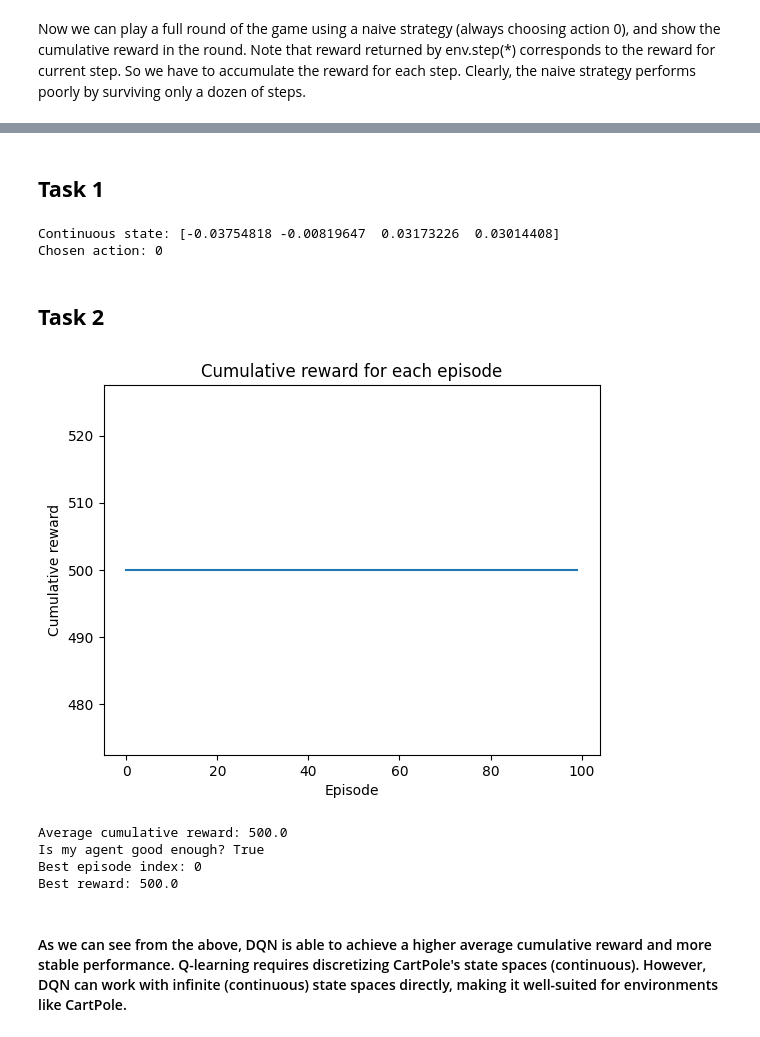
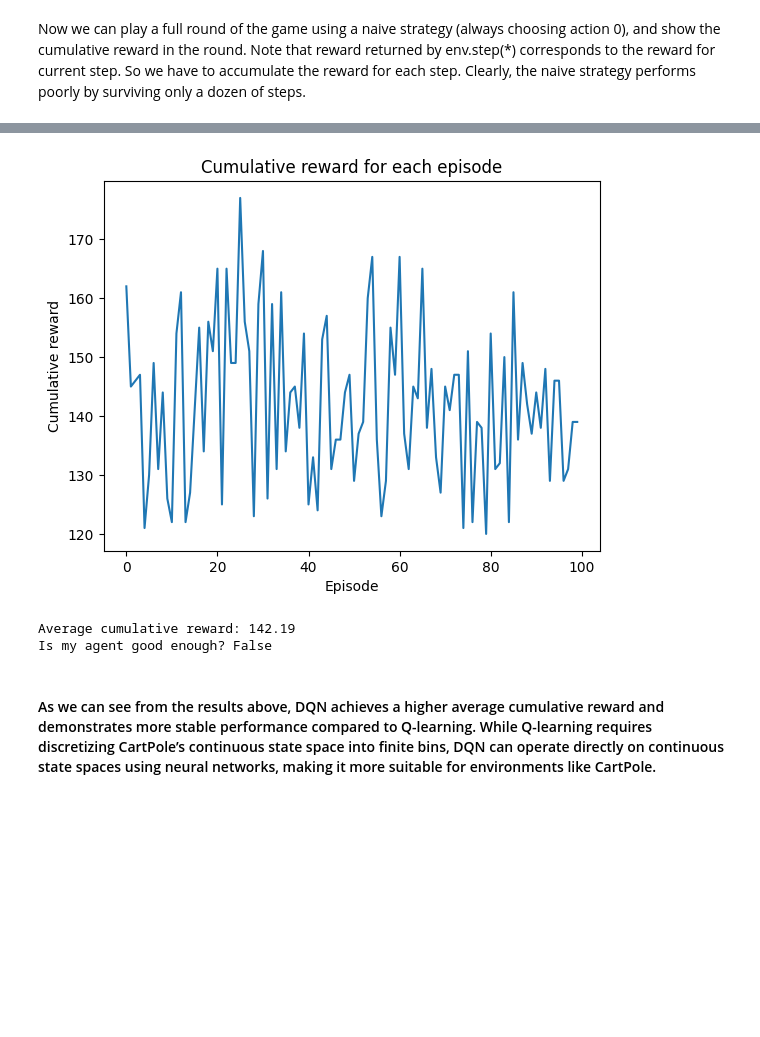
Before and after one commit to Izackyy/SC3000-AI, a Jupyter notebook: Assignment_1.ipynb, the cells around one changed output, grey strips where cells are left out. Drawn from its saved outputs; the diff is of its cells as text; code cells hidden in the pictures; blank space fills up the shorter version.

```diff
--- a/Assignment_1.ipynb
+++ b/Assignment_1.ipynb
@@ -379,6 +450,16 @@ env = gym.make("CartPole-v1")
 
 # DQN with default parameters
 dqn_model = DQN("MlpPolicy", env, seed = 42, verbose=1)
+
+# Training
+def train_dqn_model(model, total_timesteps=100000):
+    print("Training DQN model...")
+    model.learn(total_timesteps=total_timesteps)
+    model.save("dqn_cartpole")
+    print("DQN model trained and saved.")
+    return model
+
+dqn_model = train_dqn_model(dqn_model, total_timesteps=100000)
 # %% [output]
 Using cpu device
 Wrapping the env with a `Monitor` wrapper
@@ -386,10 +500,0 @@ Wrapping the env in a DummyVecEnv.
-# %%
-# Training
-def train_dqn_model(model, total_timesteps=1000000):
-    print("Training DQN model...")
-    model.learn(total_timesteps=total_timesteps)
-    model.save("dqn_cartpole")
-    print("DQN model trained and saved.")
-    return model
-
-dqn_model = train_dqn_model(dqn_model, total_timesteps=1000000)
@@ -414,63 +501,38 @@ Training DQN model...
-# %% [markdown]
-## **Task 1**
-# %%
-# === Task 1 Code ===
-observation = env.reset()[0]
-action, _states = dqn_model.predict(observation)
-
-print("Continuous state:", observation)
-print("Chosen action:", action)
-# %% [output]
-Continuous state: [-0.03754818 -0.00819647  0.03173226  0.03014408]
-Chosen action: 0
-# %% [markdown]
-## **Task 2**
 # %%
-# === Task 2: Evaluation of Trained Agent ===
-
 episode_results = []
-best_episode_index = -1
-best_reward = 0
-
-# Use unwrapped environment for evaluation (faster)
-env = gym.make("CartPole-v1", render_mode="rgb_array")
 
 for episode in range(100):
     obs = env.reset(seed=episode)[0]
     done = False
     total_reward = 0
 
     while not done:
         action, _ = dqn_model.predict(obs, deterministic = True)
         obs, reward, terminated, truncated, _ = env.step(action)
         done = terminated or truncated
         total_reward += reward
 
     episode_results.append(total_reward)
 
     if total_reward > best_reward:
         best_reward = total_reward
         best_episode_index = episode
 
 env.close()
 
 # === Plot rewards ===
 plt.plot(episode_results)
 plt.title('Cumulative reward for each episode')
 plt.ylabel('Cumulative reward')
 plt.xlabel('Episode')
 plt.show()
 
 # === Print result ===
 print("Average cumulative reward:", np.mean(episode_results))
 print("Is my agent good enough?", np.mean(episode_results) > 195)
-print("Best episode index:", best_episode_index)
-print("Best reward:", best_reward)
 # %% [output]
-[figure, old version]
+[figure, new version]
-Average cumulative reward: 500.0
-Is my agent good enough? True
-Best episode index: 0
-Best reward: 500.0
+Average cumulative reward: 142.19
+Is my agent good enough? False
 # %% [markdown]
-<h4> As we can see from the above, DQN is able to achieve a higher average cumulative reward and more stable performance. Q-learning requires discretizing CartPole's state spaces (continuous). However, DQN can work with infinite (continuous) state spaces directly, making it well-suited for environments like CartPole. </h4>
+#### As we can see from the results above, DQN achieves a higher average cumulative reward and demonstrates more stable performance compared to Q-learning. While Q-learning requires discretizing CartPole’s continuous state space into finite bins, DQN can operate directly on continuous state spaces using neural networks, making it more suitable for environments like CartPole.
```
Also changed, not shown: parts of 34 cells of this notebook.
